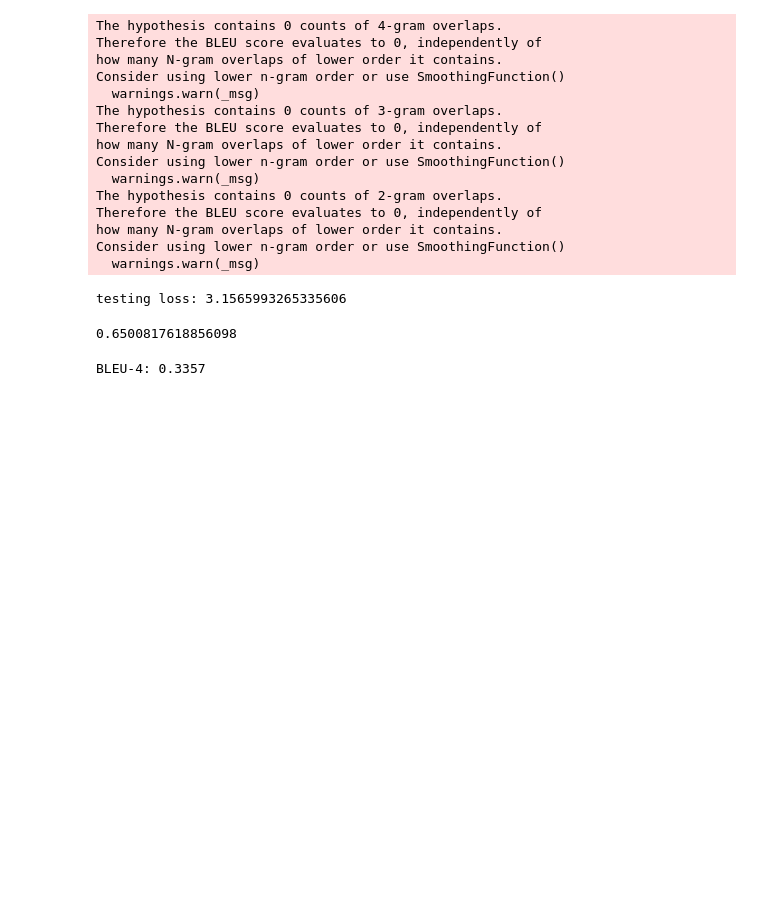
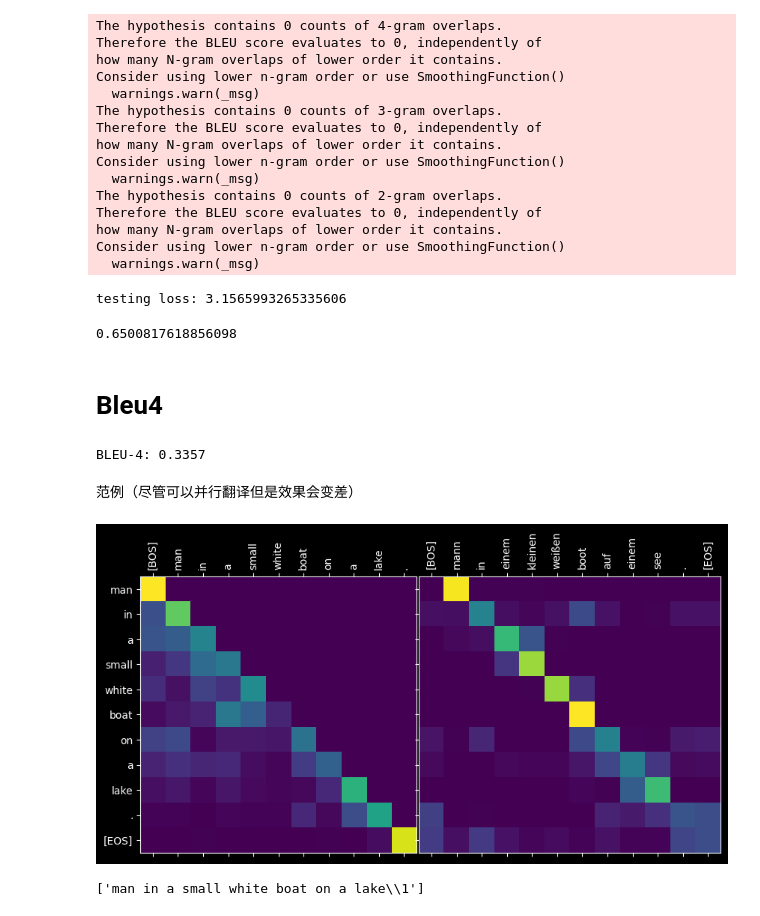
Before and after one commit to yinuoxiuer/ai-study, a Jupyter notebook: day26/transformer_learn_local.ipynb, the cells around one changed output. Drawn from its saved outputs; the diff is of its cells as text; code cells hidden in the pictures; blank space fills up the shorter version.

```diff
--- a/day26/transformer_learn_local.ipynb
+++ b/day26/transformer_learn_local.ipynb
@@ -779,7 +779,7 @@ class TransformerBlock(nn.Module):
         return TransformerBlockOutput(
             hidden_states=embeds,
             self_attn_scores=self_atten_output.attn_scores,
-            cross_attn_scores=cross_atten_output.attn_scores
+            cross_attn_scores=cross_attent_output.attn_scores
             if self.cross_atten is not None
             else None,
         )
@@ -1795,6 +1795,8 @@ class Translator:
             self.detokenizer.detokenize(self.pattern.sub("", s).split())
             for s in self.trg_tokenizer.decode(preds)
         ]
+# %% [markdown]
+# Bleu4
 # %%
 # BLEU-4 评估（基于测试集）
 from nltk.translate.bleu_score import corpus_bleu, SmoothingFunction
@@ -1821,3 +1823,56 @@ bleu4 = corpus_bleu(refs, hyps, weights=(0.25, 0.25, 0.25, 0.25), smoothing_func
 print(f"BLEU-4: {bleu4:.4f}")
 # %% [output]
 BLEU-4: 0.3357
+# %% [markdown]
+范例（尽管可以并行翻译但是效果会变差）
+# %%
+# Translation demo with attention heatmap (standalone)
+import os
+
+from transformer_standalone import (
+    Tokenizer,
+    TransformerModel,
+    Translator,
+    load_checkpoint,
+    load_vocab,
+)
+
+exp_name = "translate-transformer-not-share-local"
+ckpt_path = os.path.join("checkpoints", exp_name, "best.ckpt")
+
+config = {
+    "bos_idx": 1,
+    "eos_idx": 3,
+    "pad_idx": 0,
+    "vocab_size": 0,
+    "max_length": 96,
+    "d_model": 384,
+    "dim_feedforward": 1536,
+    "dropout": 0.1,
+    "layer_norm_eps": 1e-6,
+    "num_heads": 6,
+    "num_decoder_layers": 4,
+    "num_encoder_layers": 4,
+    "share_embedding": False,
+}
+
+word2idx, idx2word, vocab_size = load_vocab("wmt16/vocab", threshold=1)
+config["vocab_size"] = vocab_size
+
+tokenizer = Tokenizer(word2idx=word2idx, idx2word=idx2word, max_length=config["max_length"])
+model = TransformerModel(config)
+load_checkpoint(model, ckpt_path, map_location="cpu")
+model.eval()
+
+sentence_list = [
+    "Mann in einem kleinen weißen Boot auf einem See.",
+]
+translator = Translator(model, tokenizer, tokenizer)
+translator(
+    sentence_list,
+    layer_idx=-1,
+    # heads_list=[0, 1, 2, 3, 4, 5, 6, 7],
+)
+# %% [output]
+[figure, added]
+['man in a small white boat on a lake\\1']
```
Also changed, not shown: parts of 2 cells of this notebook.
